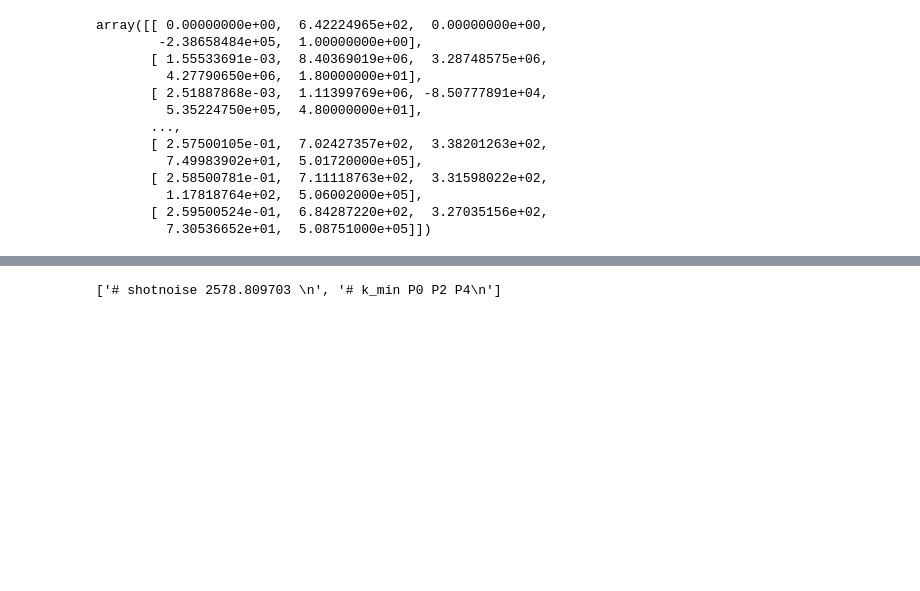
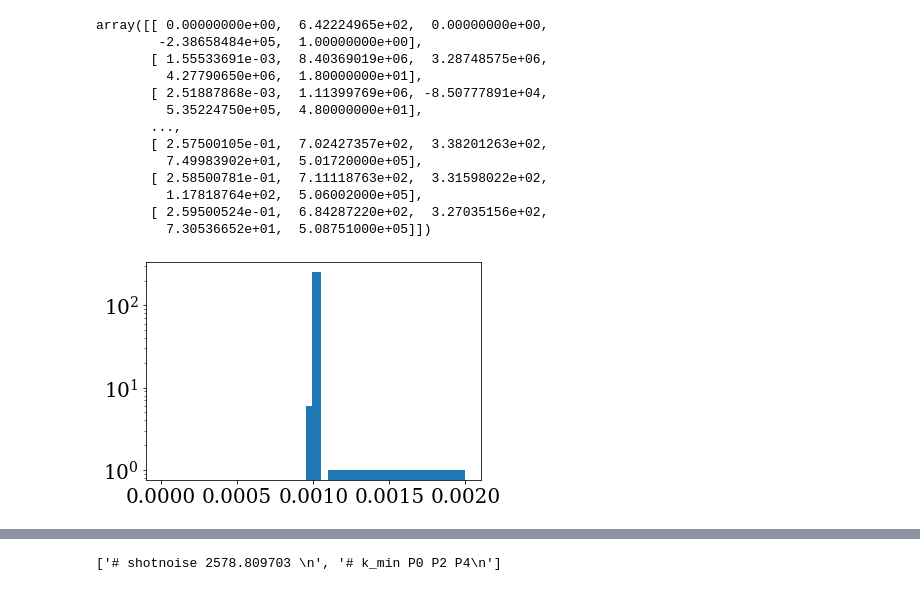
Before and after one commit to mehdirezaie/LSS, a Jupyter notebook: Sandbox/mocks.ipynb, the cells around one changed output, grey strips where cells are left out. Drawn from its saved outputs; the diff is of its cells as text; code cells hidden in the pictures; blank space fills up the shorter version.

```diff
--- a/Sandbox/mocks.ipynb
+++ b/Sandbox/mocks.ipynb
@@ -52,3 +52,8 @@ k  = np.array(k)
 p0 = np.array(p0)
 p2 = np.array(p2)
 p4 = np.array(p4)
+# %%
+plt.hist(np.diff(k), bins=[0, 0.0005, 0.00095, 0.00099, 0.00105, 0.0011, 0.002])
+plt.yscale('log')
+# %% [output]
+[figure, added]
```
Also changed, not shown: parts of 3 cells of this notebook, 2 other files.
